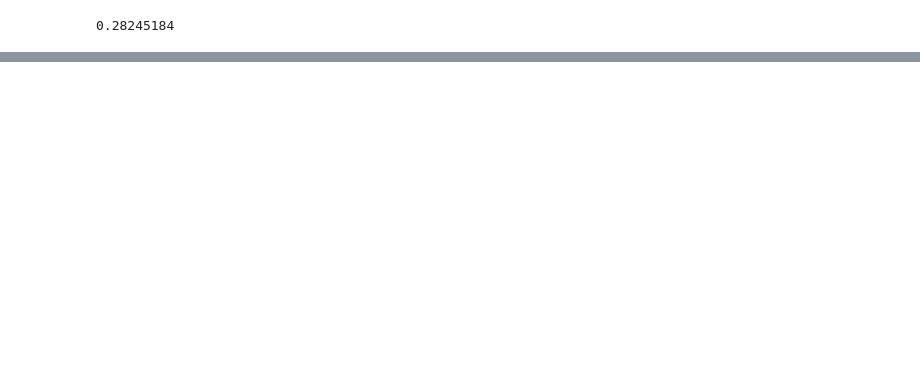
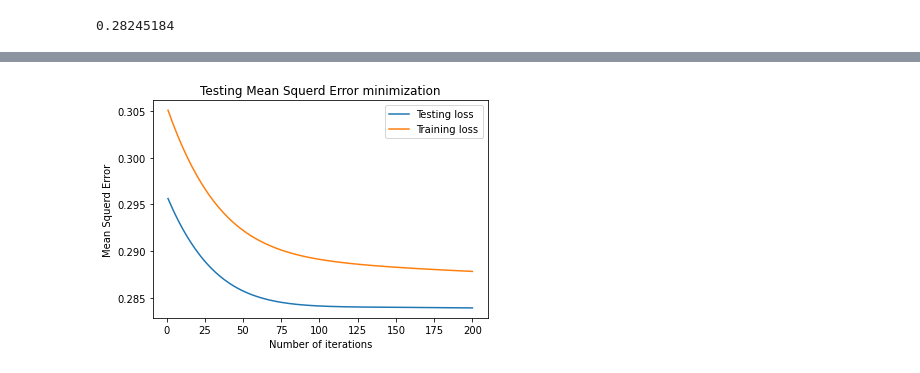
Before and after one commit to Eliot100/DJIA-stock-project, a Jupyter notebook: DJIA_stock_project.ipynb, the cells around one changed output, grey strips where cells are left out. Drawn from its saved outputs; the diff is of its cells as text; code cells hidden in the pictures; blank space fills up the shorter version.

```diff
--- a/DJIA_stock_project.ipynb
+++ b/DJIA_stock_project.ipynb
@@ -148,11 +151,14 @@ sess.run(loss, feed_dict = {x_test_p: x_test, y_test_p: y_test})
 0.28245184
 # %%
 x_train, x_test, y_train, y_test = train_test_split(X_df, Y_df, test_size=0.3, random_state=1)
+# %%
+train_size = x_train.shape[0]
+test_size = x_test.shape[0]
 # %%
 # https://stackoverflow.com/questions/40994583/how-to-implement-tensorflows-next-batch-for-own-data
-def next_batch(num, data, labels):
+def get_batch(num, data, labels):
     data['y'] = labels
     data = data.sample(num)
     data_shuffle = data.sample(num)
     labels_shuffle = np.array(data['y'], ndmin=2)
-    return np.asarray(data_shuffle), np.asarray(labels_shuffle).reshape((data.shape[0], 1))
+    return np.asarray(data_shuffle), labels_shuffle.reshape((data.shape[0], 1))
@@ -217,3 +165,5 @@ for i in range (100):
+# %%
+y_train = np.array(y_train,ndmin=2)
 # %%
 import matplotlib.pyplot as plt
 %matplotlib inline
@@ -220,9 +254,11 @@ import matplotlib.pyplot as plt
 # %%
-iter = np.arange(1,101)
+iter = np.arange(1,iter_plot+1)
 plt.title('Testing Mean Squerd Error minimization')
 plt.plot(iter, test_losses, label='Testing loss')
 plt.plot(iter, train_losses, label='Training loss')
 plt.legend()
 plt.xlabel('Number of iterations')
 plt.ylabel('Mean Squerd Error')
 plt.show()
+# %% [output]
+[figure, added]
```
Also changed, not shown: parts of 4 cells of this notebook.
